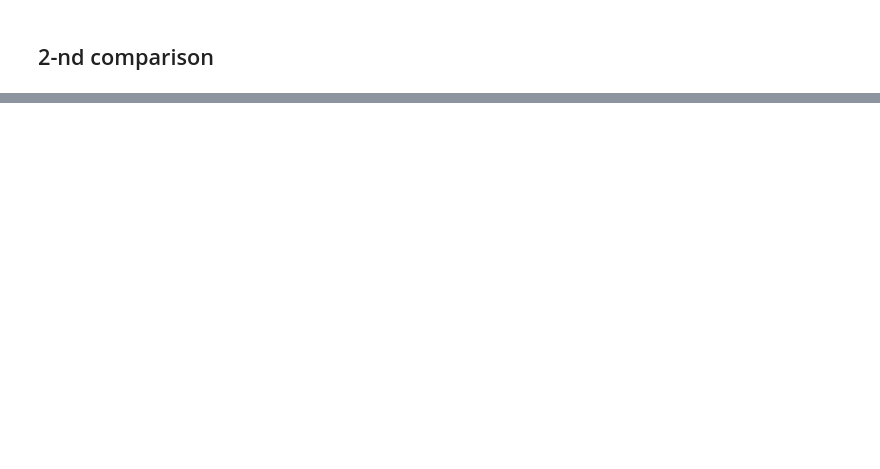
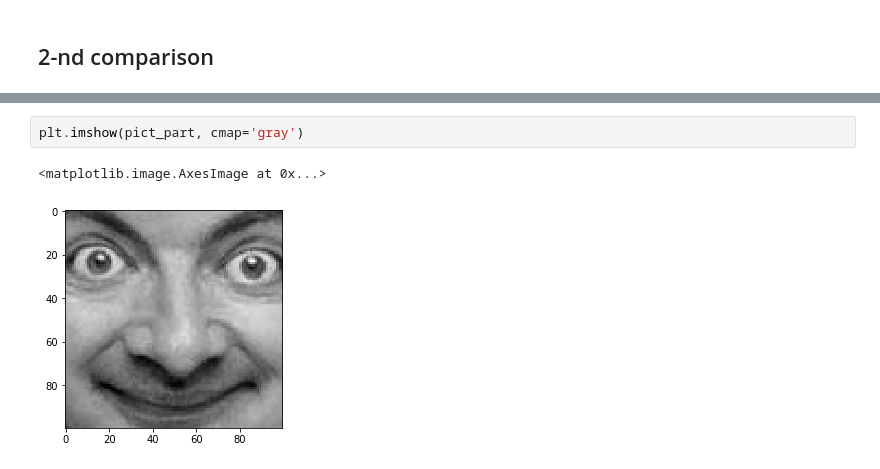
Before and after one commit to Bullldoger/fuzzy_logic, a Jupyter notebook: labs/Lab 8.ipynb, the cells around one changed output, grey strips where cells are left out. Cells and saved outputs as stored; diff of their text form; blank space fills up the shorter version.

```diff
--- a/labs/Lab 8.ipynb
+++ b/labs/Lab 8.ipynb
@@ -186,0 +224,5 @@ Wall time: 4.89 s
+# %%
+plt.imshow(pict_part, cmap='gray')
+# %% [output]
+<matplotlib.image.AxesImage at 0x...>
+[figure, added]
```
Also changed, not shown: parts of 18 cells of this notebook, 3 other files.
